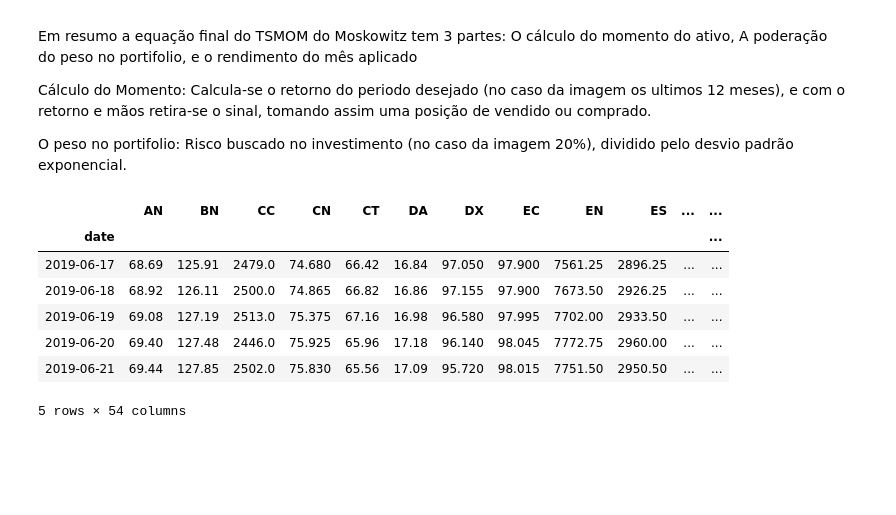
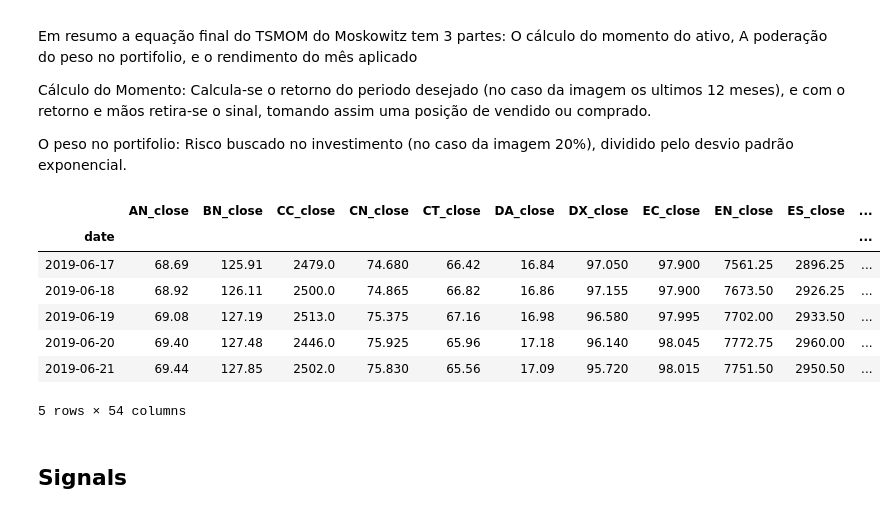
Before and after one commit to turing-usp/Momentum, a Jupyter notebook: TSMOM_Leme.ipynb, the cells around one changed output. Drawn from its saved outputs; the diff is of its cells as text; code cells hidden in the pictures; blank space fills up the shorter version.

```diff
--- a/TSMOM_Leme.ipynb
+++ b/TSMOM_Leme.ipynb
@@ -20,13 +15,47 @@ df = df.drop('date', axis=1)
+# %%
+df = pd.read_csv("data.csv")
+df.index = pd.to_datetime(df['date'], format='%Y-%m-%d')
+df = df.drop('date', axis=1)
+
+close_columns = []
+high_columns = []
+low_columns = []
+open_columns = []
+volume_columns = []
+open_int_columns = []
+
+for i in df.columns:
+    if "close" in i:
+        close_columns.append(i)
+    elif "high" in i:
+        high_columns.append(i)
+    elif "low" in i:
+        low_columns.append(i)
+    elif "open_int" in i:
+        open_int_columns.append(i)
+    elif "open" in i:
+        open_columns.append(i)
+    elif "volume" in i:
+        volume_columns.append(i)
+
+close_df = df[close_columns]
+high_df = df[high_columns]
+low_df = df[low_columns]
+open_df = df[open_columns]
+volume_df = df[volume_columns]
+open_int_df = df[open_int_columns]
 # %%
-df.tail()
+close_df.tail()
 # %% [output]
-|  | AN | BN | CC | CN | CT | DA | DX | EC | EN | ES | ... | ... |
-| date |  |  |  |  |  |  |  |  |  |  |  | ... |
-| 2019-06-17 | 68.69 | 125.91 | 2479.0 | 74.680 | 66.42 | 16.84 | 97.050 | 97.900 | 7561.25 | 2896.25 | ... | ... |
-| 2019-06-18 | 68.92 | 126.11 | 2500.0 | 74.865 | 66.82 | 16.86 | 97.155 | 97.900 | 7673.50 | 2926.25 | ... | ... |
-| 2019-06-19 | 69.08 | 127.19 | 2513.0 | 75.375 | 67.16 | 16.98 | 96.580 | 97.995 | 7702.00 | 2933.50 | ... | ... |
-| 2019-06-20 | 69.40 | 127.48 | 2446.0 | 75.925 | 65.96 | 17.18 | 96.140 | 98.045 | 7772.75 | 2960.00 | ... | ... |
-| 2019-06-21 | 69.44 | 127.85 | 2502.0 | 75.830 | 65.56 | 17.09 | 95.720 | 98.015 | 7751.50 | 2950.50 | ... | ... |
+|  | AN_close | BN_close | CC_close | CN_close | CT_close | DA_close | DX_close | EC_close | EN_close | ES_close | ... |
+| date |  |  |  |  |  |  |  |  |  |  | ... |
+| 2019-06-17 | 68.69 | 125.91 | 2479.0 | 74.680 | 66.42 | 16.84 | 97.050 | 97.900 | 7561.25 | 2896.25 | ... |
+| 2019-06-18 | 68.92 | 126.11 | 2500.0 | 74.865 | 66.82 | 16.86 | 97.155 | 97.900 | 7673.50 | 2926.25 | ... |
+| 2019-06-19 | 69.08 | 127.19 | 2513.0 | 75.375 | 67.16 | 16.98 | 96.580 | 97.995 | 7702.00 | 2933.50 | ... |
+| 2019-06-20 | 69.40 | 127.48 | 2446.0 | 75.925 | 65.96 | 17.18 | 96.140 | 98.045 | 7772.75 | 2960.00 | ... |
+| 2019-06-21 | 69.44 | 127.85 | 2502.0 | 75.830 | 65.56 | 17.09 | 95.720 | 98.015 | 7751.50 | 2950.50 | ... |
 5 rows × 54 columns
+# %% [markdown]
+## Signals
 # %%
 # daily data
```
Also changed, not shown: parts of 32 cells of this notebook.
